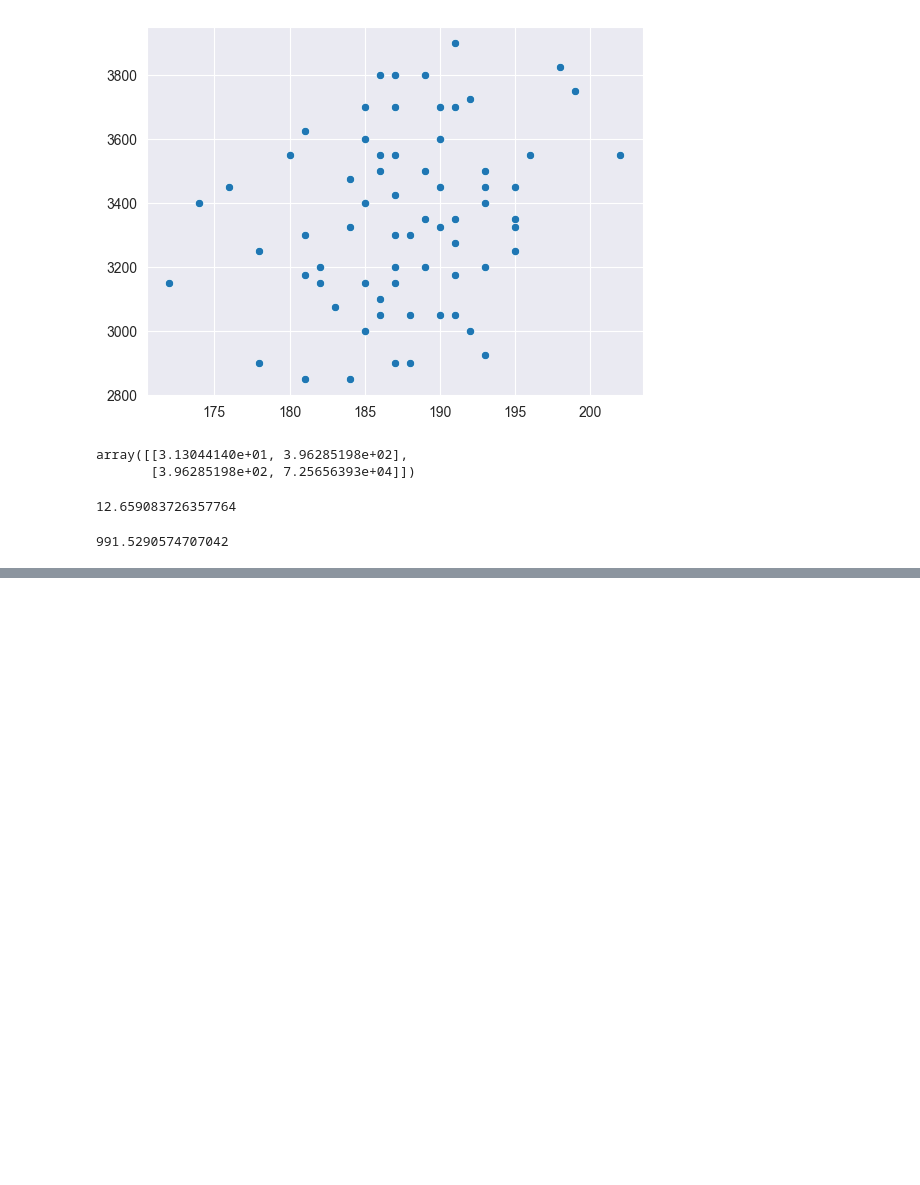
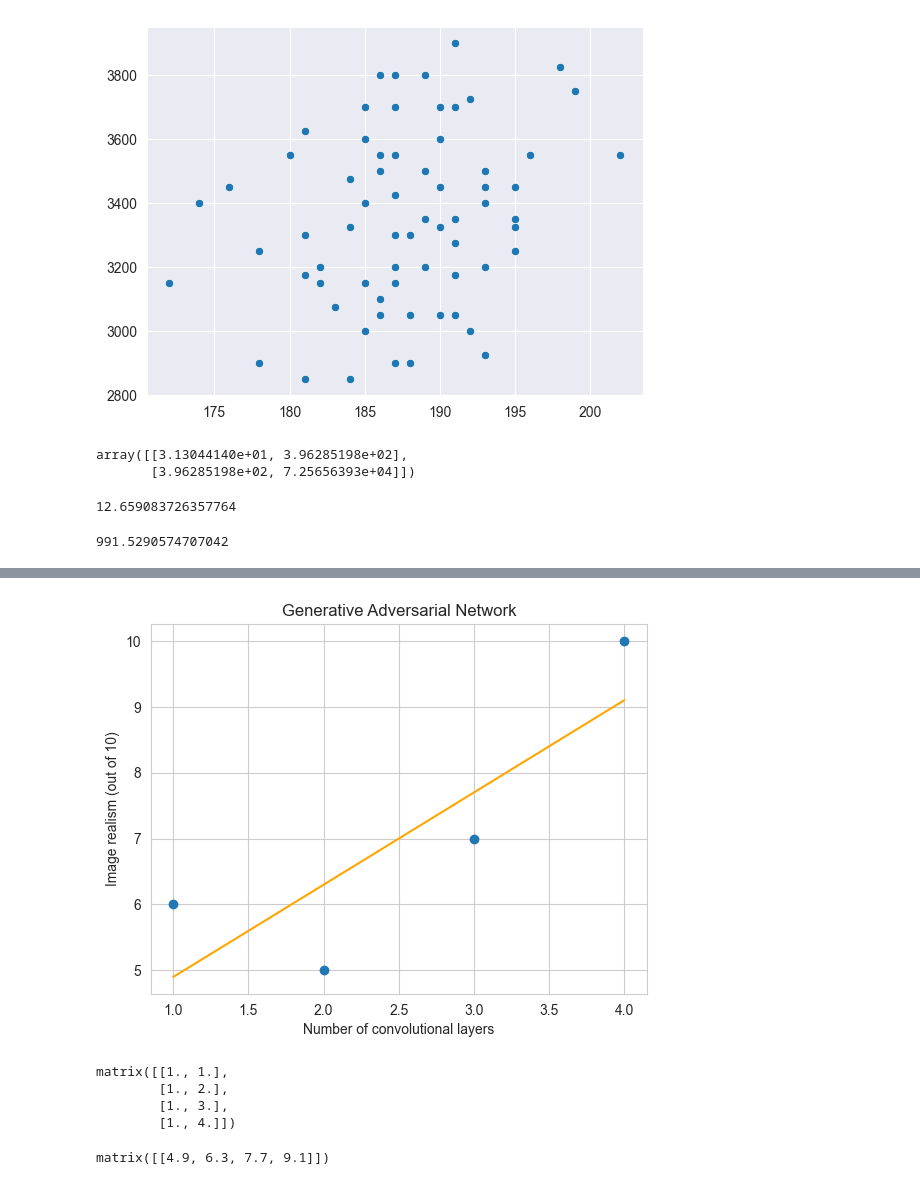
Before and after one commit to PanthThakkar/Essentials_of_Machine_Learning, a Jupyter notebook: Statistics.ipynb, the cells around one changed output, grey strips where cells are left out. Saved outputs shown, nothing was run; the diff lists cells and outputs as text; code cells hidden in the pictures; blank space fills up the shorter version.

```diff
--- a/Statistics.ipynb
+++ b/Statistics.ipynb
@@ -718,0 +742,2 @@ _ = plt.scatter(x_i, y_i, marker='o', color='purple')
+# %%
+z = np.array([56, 154])
@@ -718,0 +755,25 @@ _ = plt.scatter(x_i, y_i, marker='o', color='purple')
+# %%
+xline = np.linspace(1, 4, 1000)
+yline = w[0] + w[1]*xline
+# %%
+fig, ax = plt.subplots()
+plt.title('Generative Adversarial Network')
+plt.xlabel('Number of convolutional layers')
+plt.ylabel('Image realism (out of 10)')
+ax.scatter(x, y)
+_ = plt.plot(xline, yline, color='orange')
+# %% [output]
+[figure, added]
+# %%
+X = np.concatenate([np.matrix(np.ones(x.size)).T, np.matrix(x).T], axis=1)
+X
+# %% [output]
+matrix([[1., 1.],
+        [1., 2.],
+        [1., 3.],
+        [1., 4.]])
+# %%
+yhat = np.dot(X, w)
+yhat
+# %% [output]
+matrix([[4.9, 6.3, 7.7, 9.1]])
```
Also changed, not shown: parts of 46 cells of this notebook, 1 other file.
